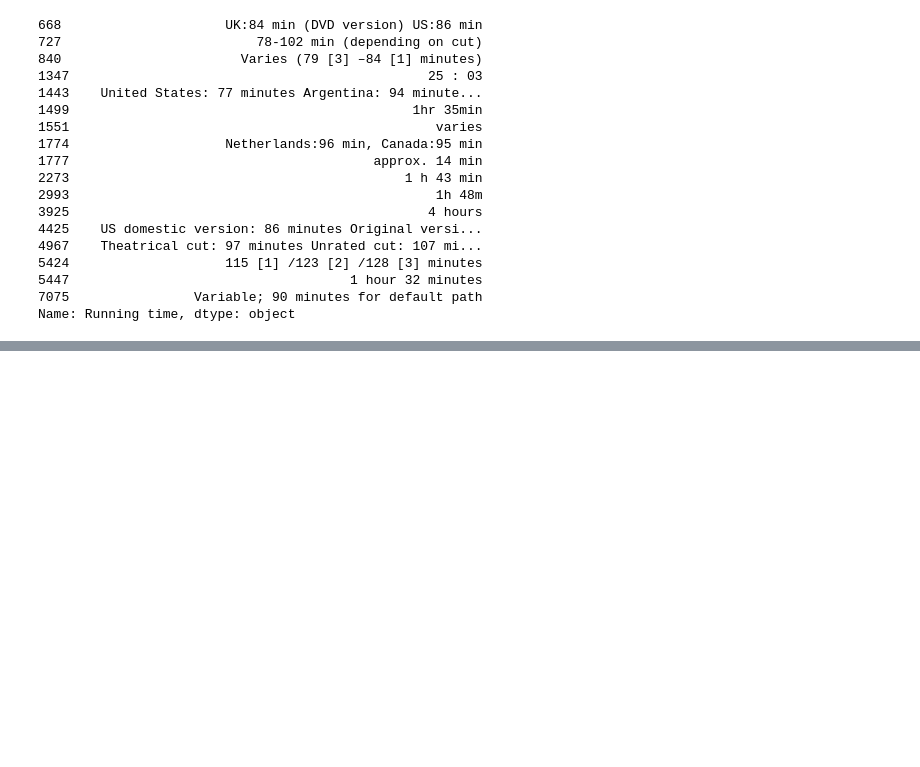
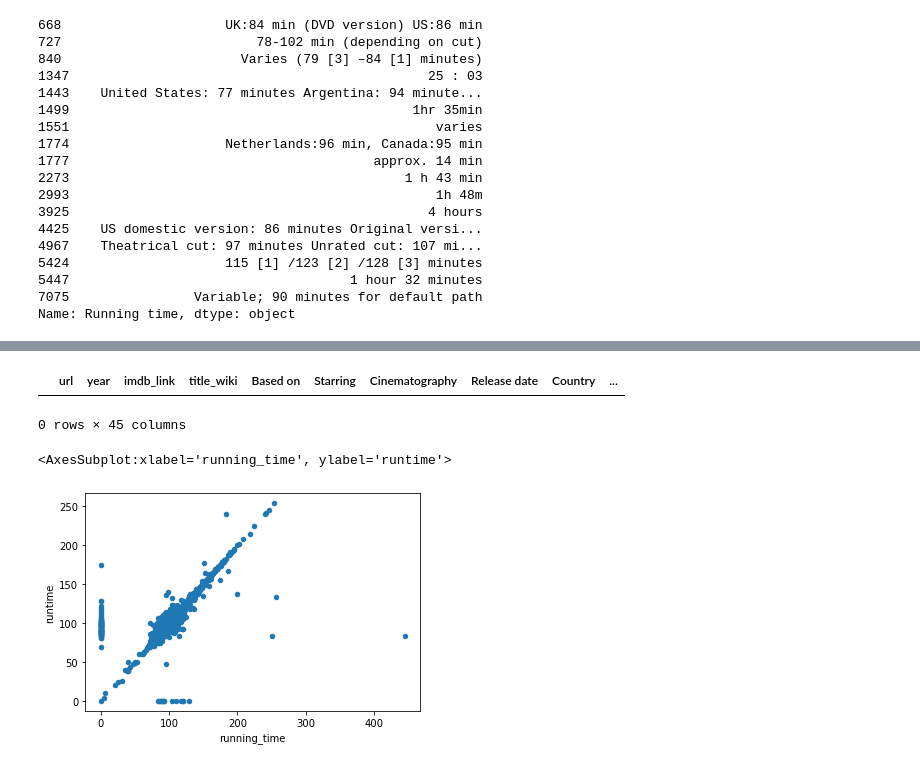
Before and after one commit to dianahcortez/ETL_Movies, a Jupyter notebook: Transform.ipynb, the cells around one changed output, grey strips where cells are left out. Cells and saved outputs as stored; diff of their text form; code cells hidden in the pictures; blank space fills up the shorter version.

```diff
--- a/Transform.ipynb
+++ b/Transform.ipynb
@@ -569,0 +689,2 @@ wiki_movies_df.drop('Running time', axis=1, inplace=True)
+# %%
+movies_metadata = movies_metadata[movies_metadata['adult'] == 'False'].drop('adult',axis='columns')
@@ -569,0 +712,6 @@ wiki_movies_df.drop('Running time', axis=1, inplace=True)
+# %%
+movies_metadata['budget'] = movies_metadata['budget'].astype(int)
+movies_metadata['id'] = pd.to_numeric(movies_metadata['id'], errors='raise')
+movies_metadata['popularity'] = pd.to_numeric(movies_metadata['popularity'], errors='raise')
+# %%
+movies_metadata['release_date'] = pd.to_datetime(movies_metadata['release_date'])
@@ -570,2 +764,2 @@ wiki_movies_df.drop('Running time', axis=1, inplace=True)
 # %%
-wiki_movies_df = pd.merge(wiki_movies_df, movies_metadata, on='imdb_id', suffixes=['_wiki','_kaggle'])
+movies_df = pd.merge(wiki_movies_df, movies_metadata, on='imdb_id', suffixes=['_wiki','_kaggle'])
@@ -575,0 +798,11 @@ wiki_movies_df.fillna(0).plot(x='running_time', y='runtime', kind='scatter')
+# %%
+# Show any rows where title_kaggle is empty
+movies_df[(movies_df['title_kaggle'] == '') | (movies_df['title_kaggle'].isnull())]
+# %% [output]
+|  | url | year | imdb_link | title_wiki | Based on | Starring | Cinematography | Release date | Country | ... |
+0 rows × 45 columns
+# %%
+movies_df.fillna(0).plot(x='running_time', y='runtime', kind='scatter')
+# %% [output]
+<AxesSubplot:xlabel='running_time', ylabel='runtime'>
+[figure, added]
```
Also changed, not shown: parts of 44 cells of this notebook, 1 other file.
